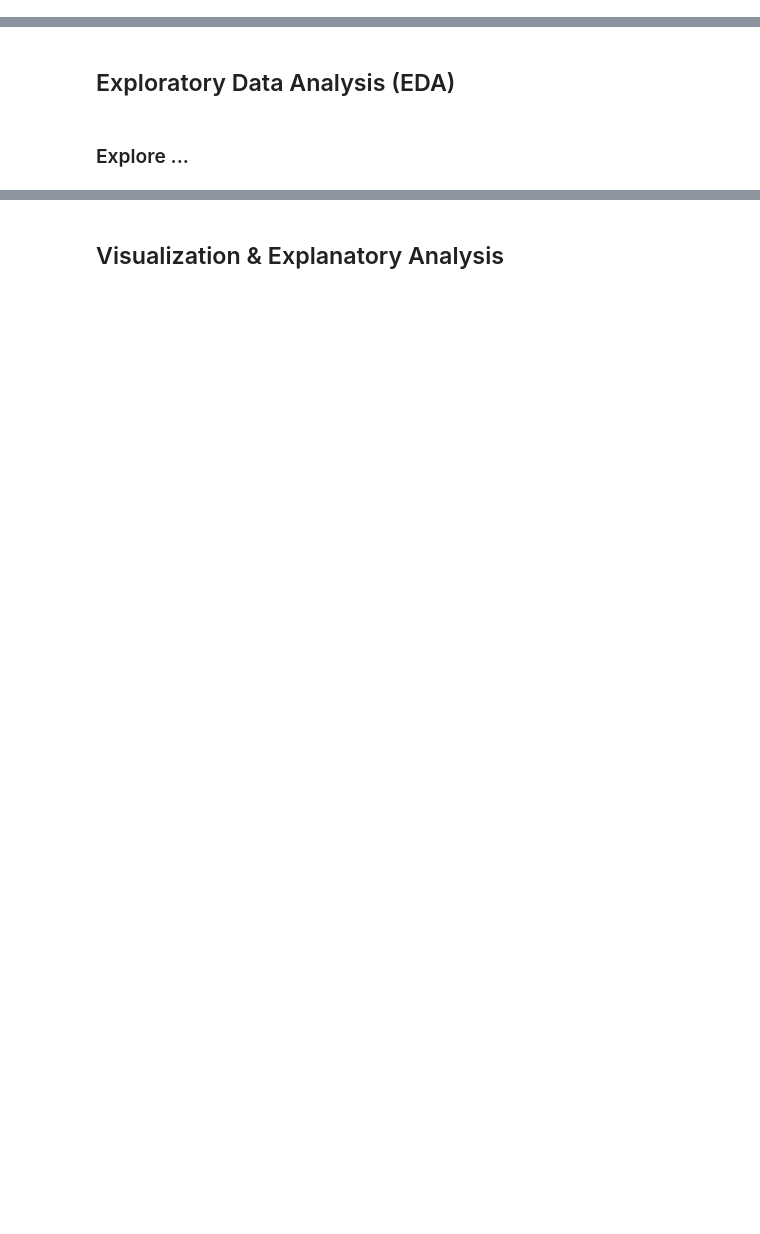
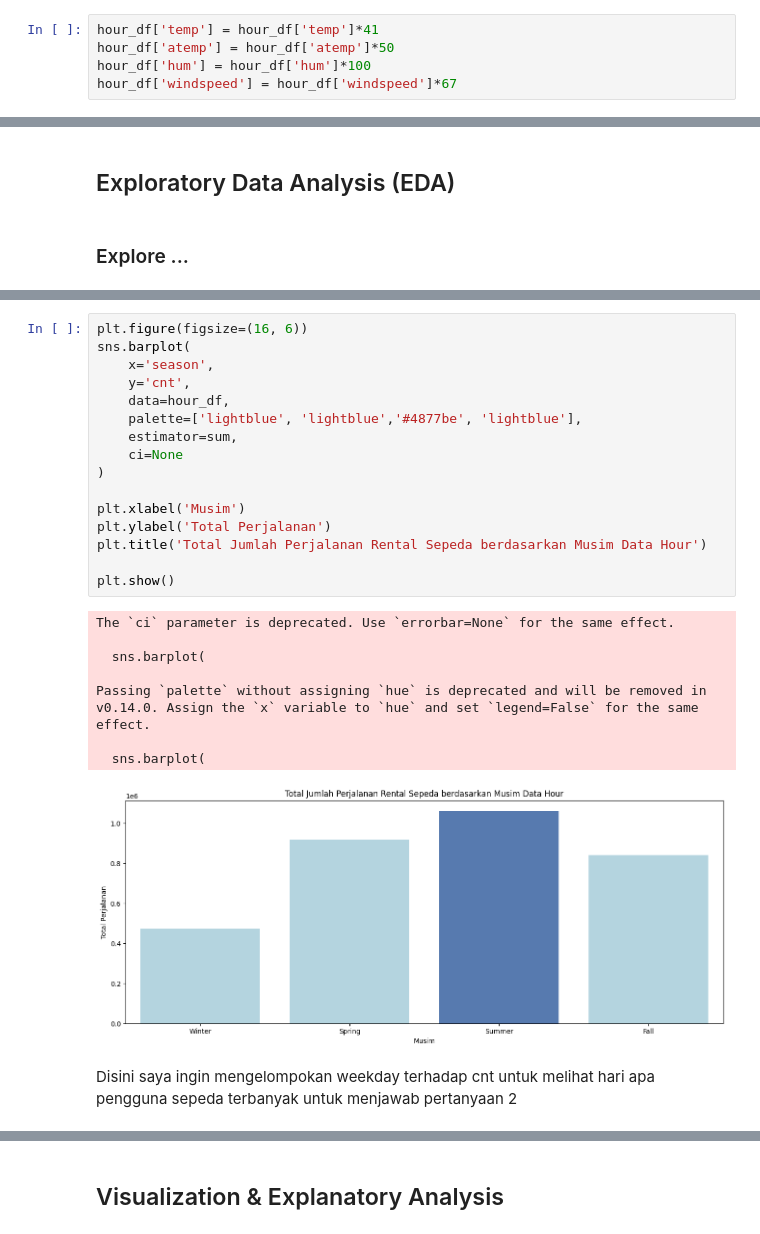
Before and after one commit to heruu-1/bike_analysis, a Jupyter notebook: Proyek_Analisis_Data_Muhammad_Heru.ipynb, the cells around one changed output, grey strips where cells are left out. Cells and saved outputs as stored; diff of their text form; blank space fills up the shorter version.

```diff
--- a/Proyek_Analisis_Data_Muhammad_Heru.ipynb
+++ b/Proyek_Analisis_Data_Muhammad_Heru.ipynb
@@ -34,0 +388,5 @@
+# %%
+hour_df['temp'] = hour_df['temp']*41
+hour_df['atemp'] = hour_df['atemp']*50
+hour_df['hum'] = hour_df['hum']*100
+hour_df['windspeed'] = hour_df['windspeed']*67
@@ -42,0 +460,27 @@
+# %%
+plt.figure(figsize=(16, 6))
+sns.barplot(
+    x='season',
+    y='cnt',
+    data=hour_df,
+    palette=['lightblue', 'lightblue','#4877be', 'lightblue'],
+    estimator=sum,
+    ci=None
+)
+
+plt.xlabel('Musim')
+plt.ylabel('Total Perjalanan')
+plt.title('Total Jumlah Perjalanan Rental Sepeda berdasarkan Musim Data Hour')
+
+plt.show()
+# %% [output]
+The `ci` parameter is deprecated. Use `errorbar=None` for the same effect.
+
+  sns.barplot(
+
+Passing `palette` without assigning `hue` is deprecated and will be removed in v0.14.0. Assign the `x` variable to `hue` and set `legend=False` for the same effect.
+
+  sns.barplot(
+[figure, added]
+# %% [markdown]
+Disini saya ingin mengelompokan weekday terhadap cnt untuk melihat hari apa pengguna sepeda terbanyak untuk menjawab pertanyaan 2
```
Also changed, not shown: parts of 103 cells of this notebook.
